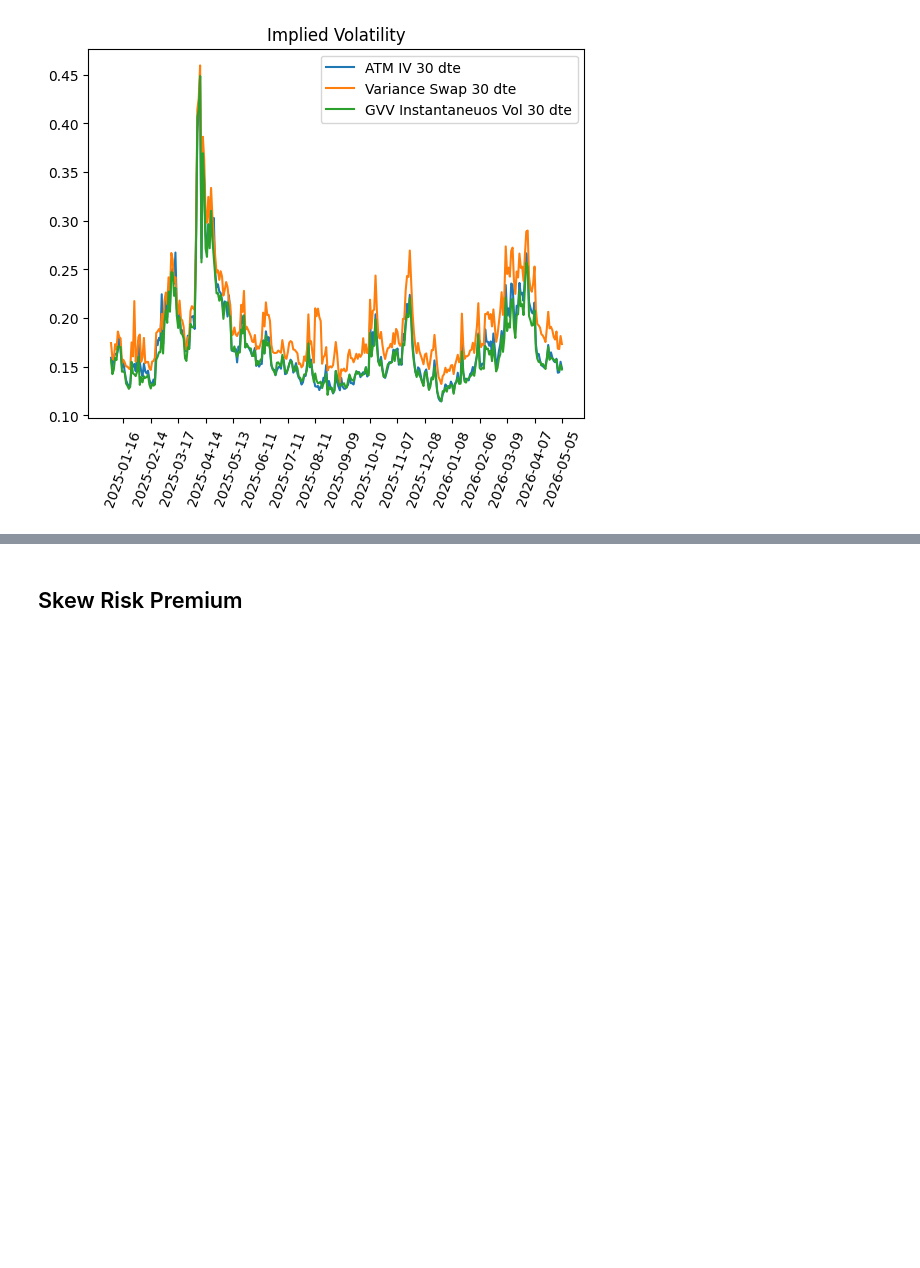
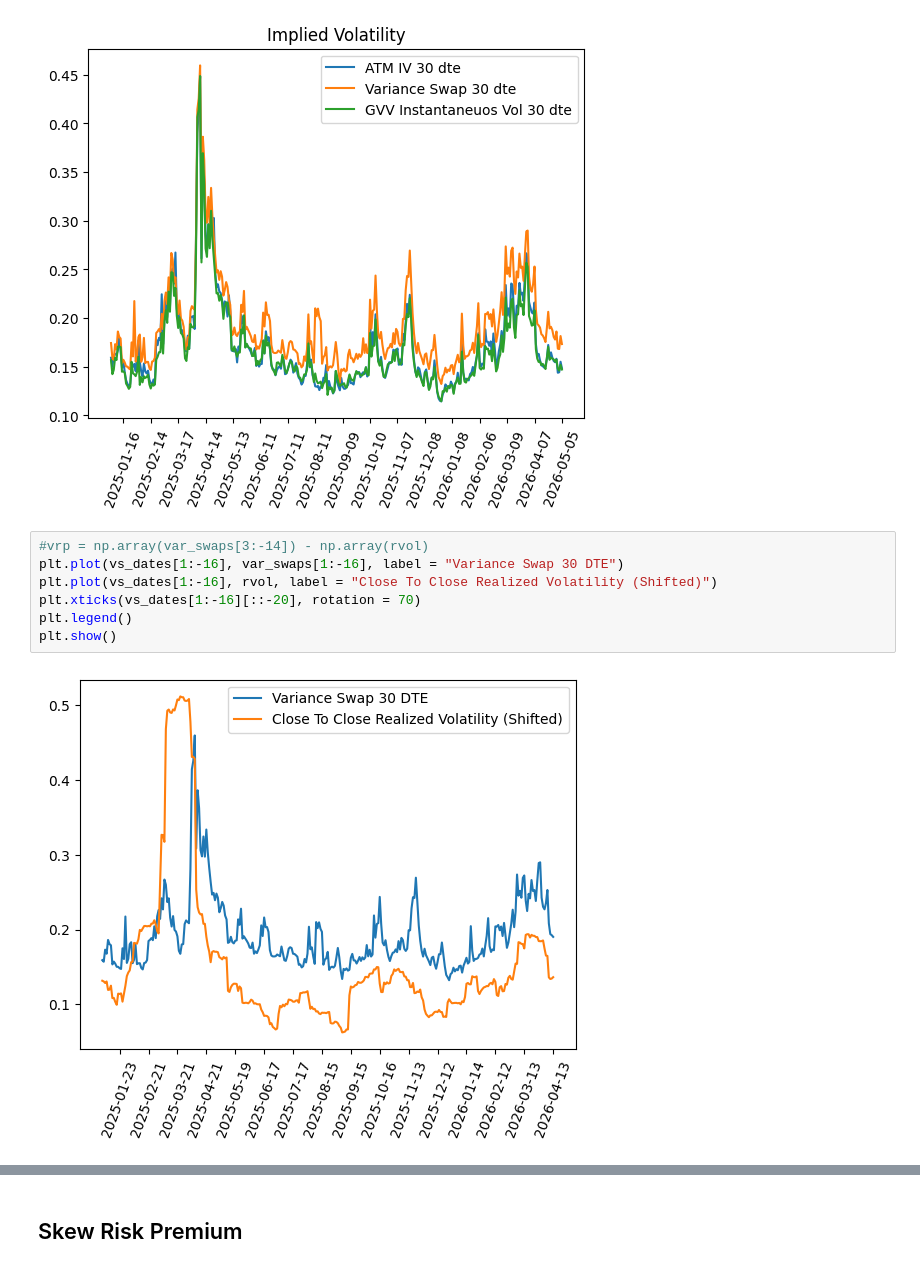
Before and after one commit to dibiasej/Volatility-Surface-Risk-Premiums, a Jupyter notebook: risk_premiums.ipynb, the cells around one changed output, grey strips where cells are left out. Cells and saved outputs as stored; diff of their text form; blank space fills up the shorter version.

```diff
--- a/risk_premiums.ipynb
+++ b/risk_premiums.ipynb
@@ -83,4 +83,13 @@ plt.show()
 # %% [output]
 [figure]
 [figure]
+# %%
+#vrp = np.array(var_swaps[3:-14]) - np.array(rvol)
+plt.plot(vs_dates[1:-16], var_swaps[1:-16], label = "Variance Swap 30 DTE")
+plt.plot(vs_dates[1:-16], rvol, label = "Close To Close Realized Volatility (Shifted)")
+plt.xticks(vs_dates[1:-16][::-20], rotation = 70)
+plt.legend()
+plt.show()
+# %% [output]
+[figure, added]
 # %%
```
Also changed, not shown: parts of 6 cells of this notebook.
